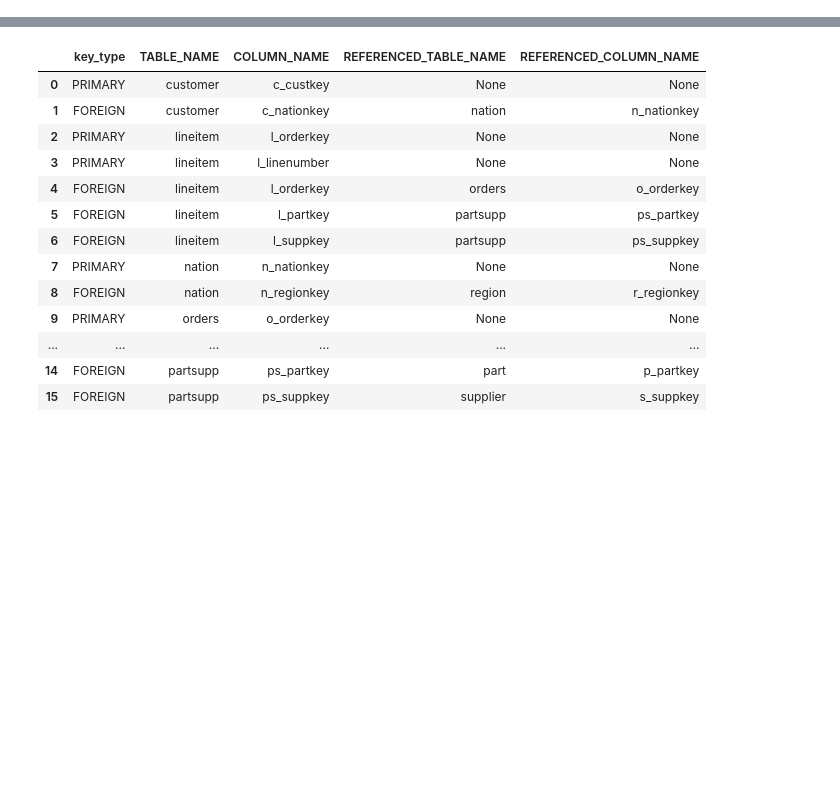
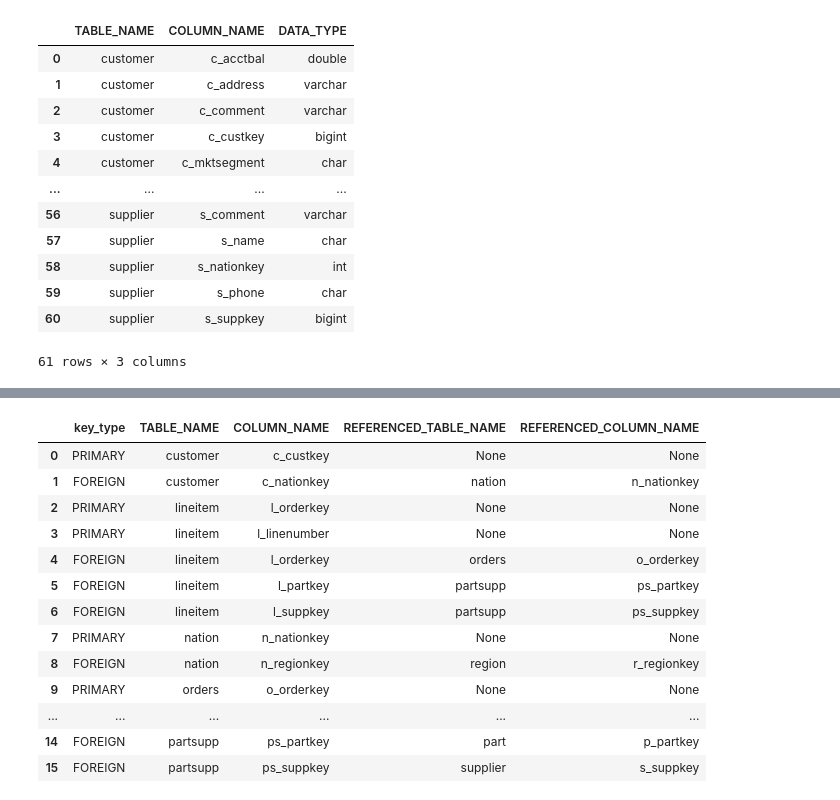
Before and after one commit to mgartenh/database_storage_rl, a Jupyter notebook: database_schema_parse.ipynb, the cells around one changed output, grey strips where cells are left out. Drawn from its saved outputs; the diff is of its cells as text; code cells hidden in the pictures; blank space fills up the shorter version.

```diff
--- a/database_schema_parse.ipynb
+++ b/database_schema_parse.ipynb
@@ -29,6 +28,22 @@ keys_query = """
     WHERE constraint_schema = 'TPCH' AND (constraint_name LIKE "%_ibfk_%" OR constraint_name = "PRIMARY")
 """
 keys_data = pd.read_sql(keys_query, database)
+# %%
+table_column_info
+# %% [output]
+|  | TABLE_NAME | COLUMN_NAME | DATA_TYPE |
+| 0 | customer | c_acctbal | double |
+| 1 | customer | c_address | varchar |
+| 2 | customer | c_comment | varchar |
+| 3 | customer | c_custkey | bigint |
+| 4 | customer | c_mktsegment | char |
+| ... | ... | ... | ... |
+| 56 | supplier | s_comment | varchar |
+| 57 | supplier | s_name | char |
+| 58 | supplier | s_nationkey | int |
+| 59 | supplier | s_phone | char |
+| 60 | supplier | s_suppkey | bigint |
+61 rows × 3 columns
 # %%
 col_data_query = """
     SELECT table_name, column_name, data_type
```
Also changed, not shown: parts of 8 cells of this notebook, 4 other files.
